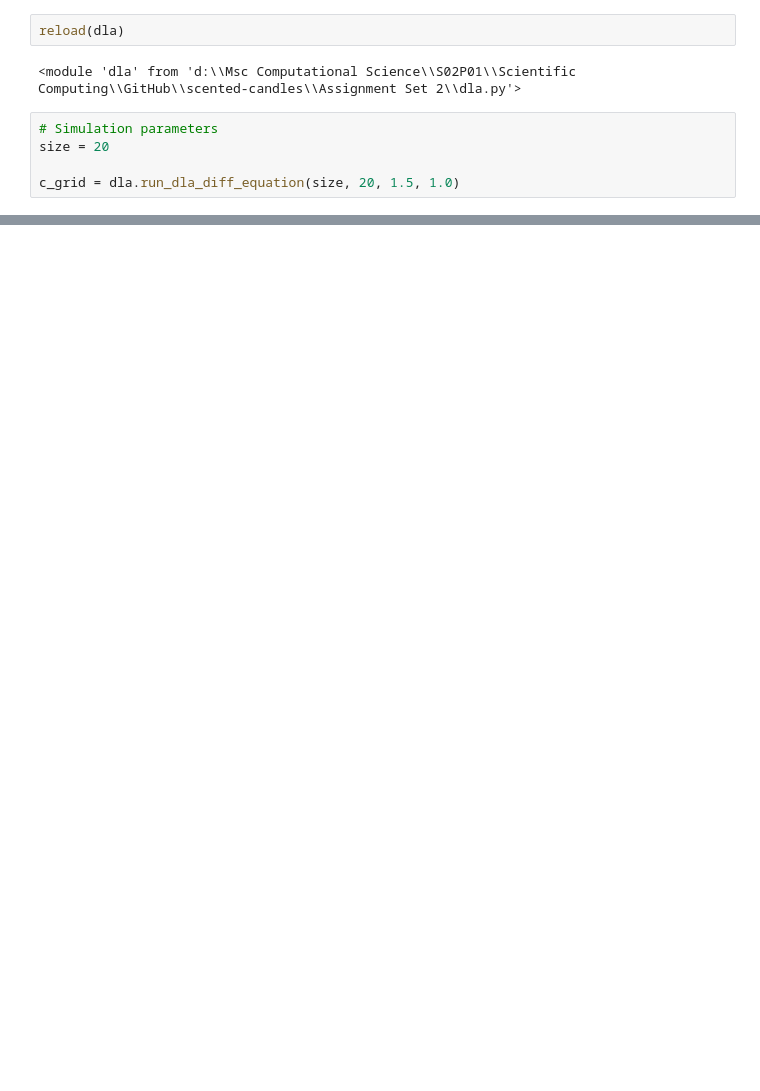
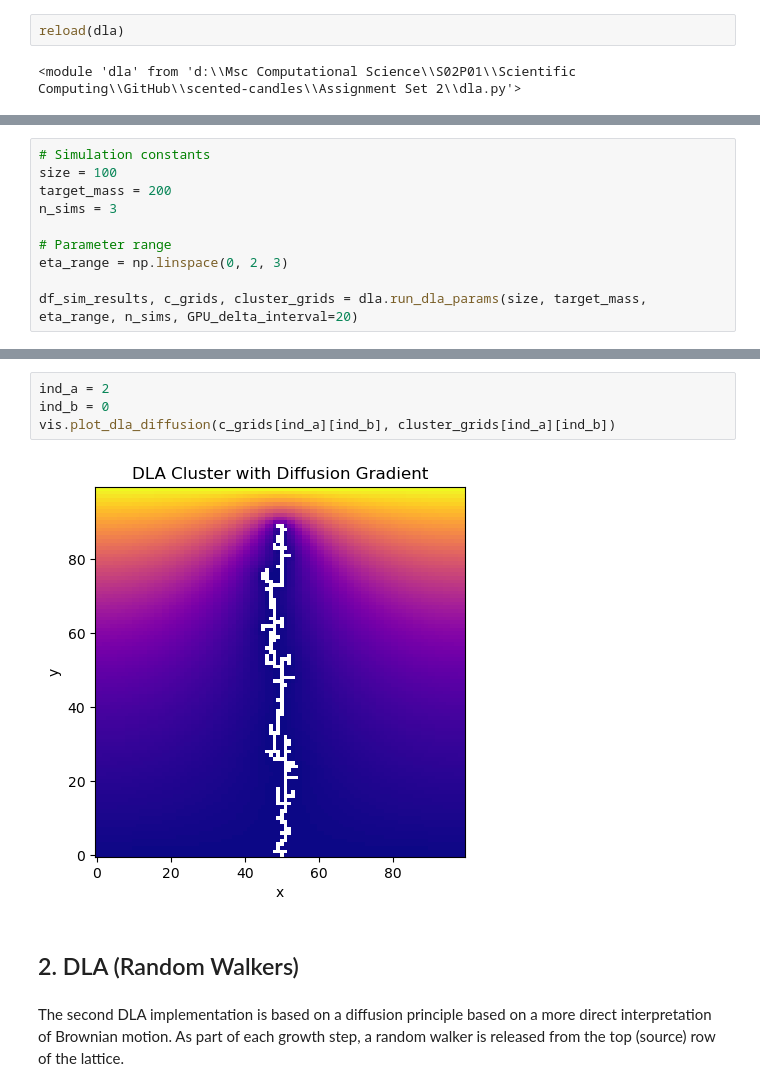
Before and after one commit to mboyan/scented-candles, a Jupyter notebook: Assignment Set 2/AssignmentSet2.ipynb, the cells around one changed output, grey strips where cells are left out. Saved outputs shown, nothing was run; the diff lists cells and outputs as text; blank space fills up the shorter version.

```diff
--- a/Assignment Set 2/AssignmentSet2.ipynb
+++ b/Assignment Set 2/AssignmentSet2.ipynb
@@ -19,8 +61,3 @@ import gray_scott as gs
 reload(dla)
 # %% [output]
 <module 'dla' from 'd:\\Msc Computational Science\\S02P01\\Scientific Computing\\GitHub\\scented-candles\\Assignment Set 2\\dla.py'>
-# %%
-# Simulation parameters
-size = 20
-
-c_grid = dla.run_dla_diff_equation(size, 20, 1.5, 1.0)
@@ -50,0 +64,10 @@ plt.imshow(c_grid, cmap='plasma', origin='lower')
+# %%
+# Simulation constants
+size = 100
+target_mass = 200
+n_sims = 3
+
+# Parameter range
+eta_range = np.linspace(0, 2, 3)
+
+df_sim_results, c_grids, cluster_grids = dla.run_dla_params(size, target_mass, eta_range, n_sims, GPU_delta_interval=20)
@@ -50,0 +100,10 @@ plt.imshow(c_grid, cmap='plasma', origin='lower')
+# %%
+ind_a = 2
+ind_b = 0
+vis.plot_dla_diffusion(c_grids[ind_a][ind_b], cluster_grids[ind_a][ind_b])
+# %% [output]
+[figure, added]
+# %% [markdown]
+## 2. DLA (Random Walkers)
+# %% [markdown]
+The second DLA implementation is based on a diffusion principle based on a more direct interpretation of Brownian motion. As part of each growth step, a random walker is released from the top (source) row of the lattice.
```
Also changed, not shown: parts of 13 cells of this notebook, 2 other files.
